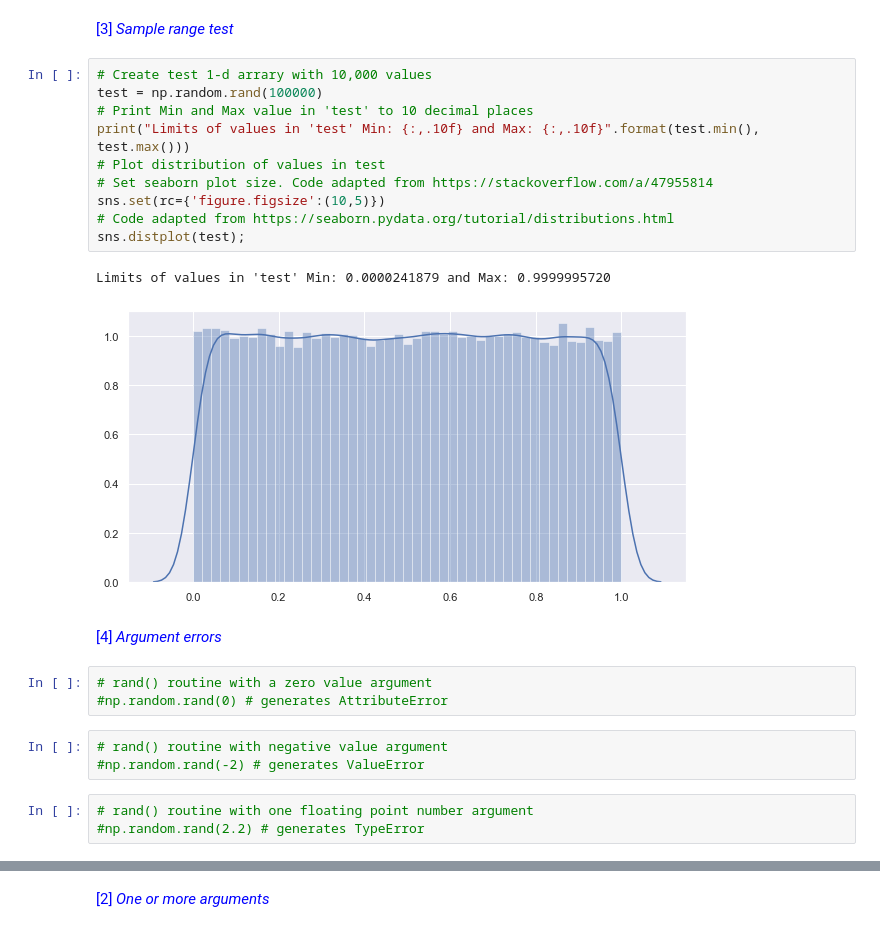
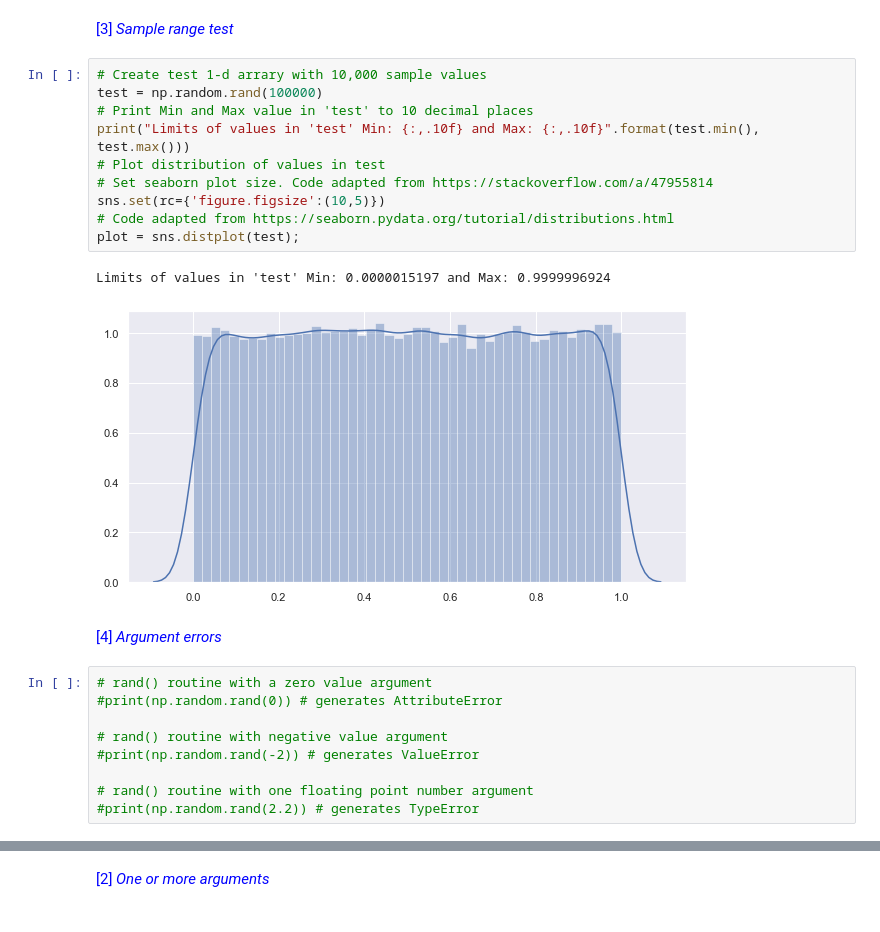
Before and after one commit to markcot/ProgrammingFDA-Assignment, a Jupyter notebook: numpy-random-review.ipynb, the cells around one changed output, grey strips where cells are left out. Drawn from its saved outputs; the diff is of its cells as text.

```diff
--- a/numpy-random-review.ipynb
+++ b/numpy-random-review.ipynb
@@ -94,27 +95,27 @@ array([[[0.3348186 , 0.42322506],
 # %% [markdown]
 <font color='blue'>[3] _Sample range test_ </font>
 # %%
-# Create test 1-d arrary with 10,000 values
+# Create test 1-d arrary with 10,000 sample values
 test = np.random.rand(100000)
 # Print Min and Max value in 'test' to 10 decimal places
 print("Limits of values in 'test' Min: {:,.10f} and Max: {:,.10f}".format(test.min(), test.max()))
 # Plot distribution of values in test
 # Set seaborn plot size. Code adapted from https://stackoverflow.com/a/47955814
 sns.set(rc={'figure.figsize':(10,5)})
 # Code adapted from https://seaborn.pydata.org/tutorial/distributions.html
-sns.distplot(test);
+plot = sns.distplot(test);
 # %% [output]
-Limits of values in 'test' Min: 0.0000241879 and Max: 0.9999995720
+Limits of values in 'test' Min: 0.0000015197 and Max: 0.9999996924
-[figure, old version]
+[figure, new version]
 # %% [markdown]
 <font color='blue'>[4] _Argument errors_ </font>
 # %%
 # rand() routine with a zero value argument
-#np.random.rand(0) # generates AttributeError
+#print(np.random.rand(0)) # generates AttributeError
+
+# rand() routine with negative value argument
+#print(np.random.rand(-2)) # generates ValueError
+
+# rand() routine with one floating point number argument
+#print(np.random.rand(2.2)) # generates TypeError
-# %%
-# rand() routine with negative value argument
-#np.random.rand(-2) # generates ValueError
-# %%
-# rand() routine with one floating point number argument
-#np.random.rand(2.2) # generates TypeError
 # %% [markdown]
```
Also changed, not shown: parts of 29 cells of this notebook.
